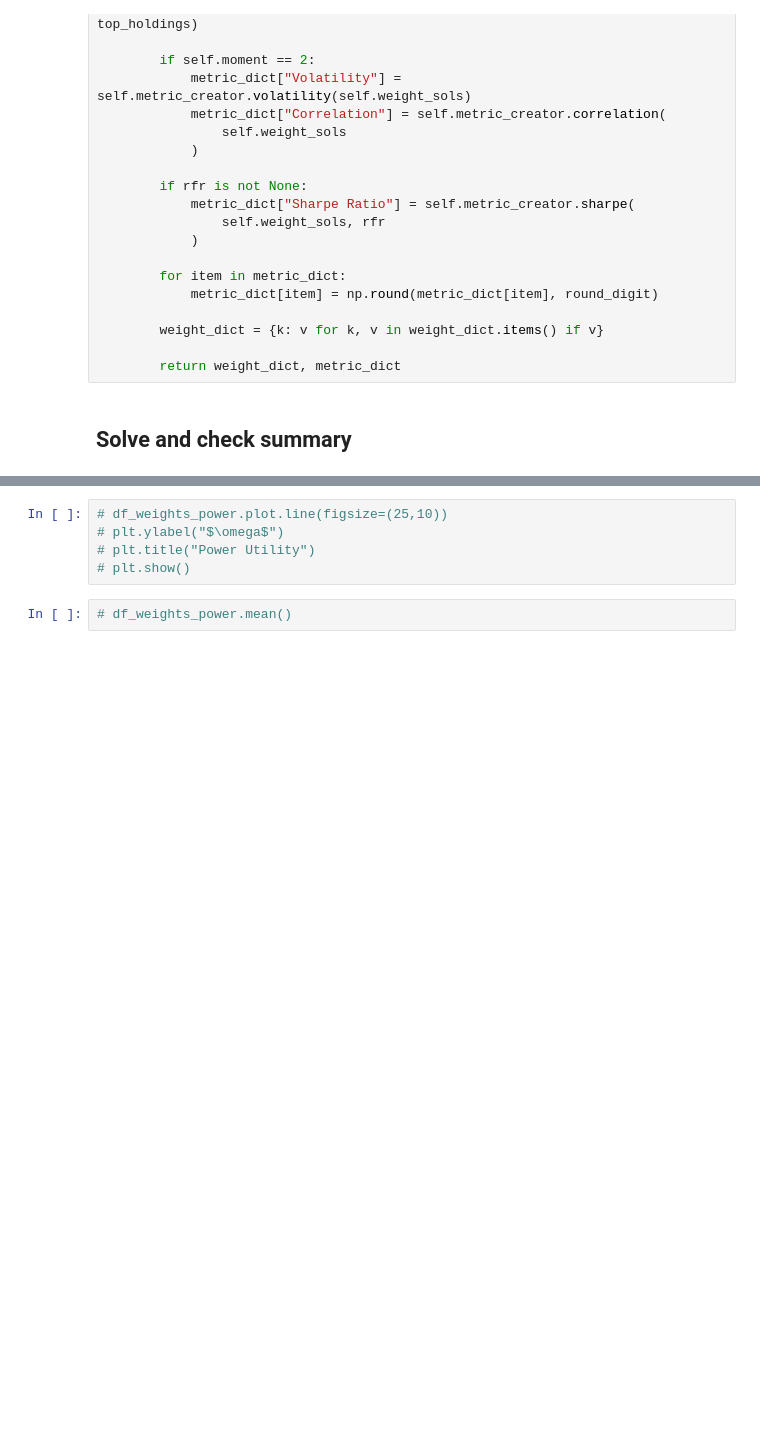
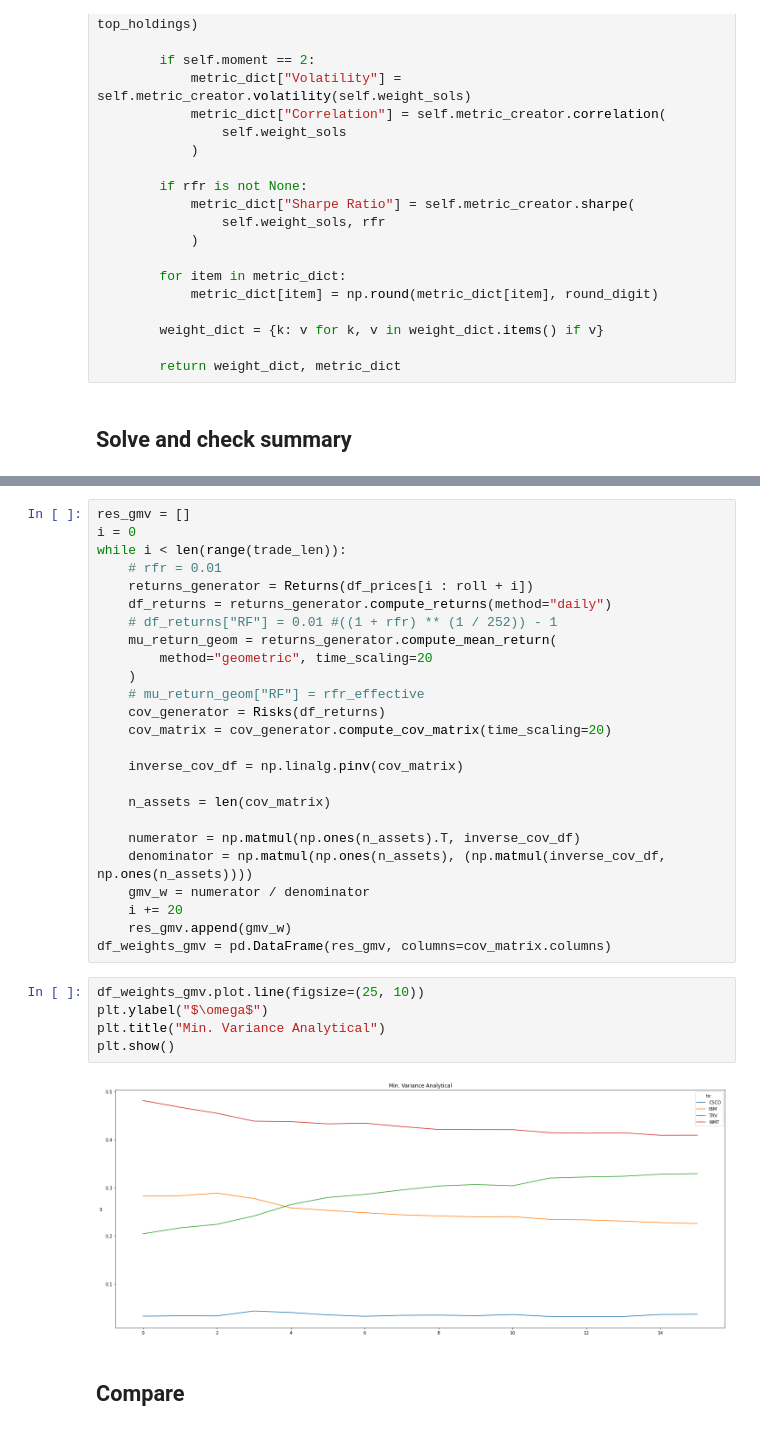
Before and after one commit to simontherien/portfolio-optim, a Jupyter notebook: ptf_opt.ipynb, the cells around one changed output, grey strips where cells are left out. Saved outputs shown, nothing was run; the diff lists cells and outputs as text; blank space fills up the shorter version.

```diff
--- a/ptf_opt.ipynb
+++ b/ptf_opt.ipynb
@@ -1628,7 +1623,34 @@ dtype: float64
+# %%
+res_gmv = []
+i = 0
+while i < len(range(trade_len)):
+    # rfr = 0.01
+    returns_generator = Returns(df_prices[i : roll + i])
+    df_returns = returns_generator.compute_returns(method="daily")
+    # df_returns["RF"] = 0.01 #((1 + rfr) ** (1 / 252)) - 1
+    mu_return_geom = returns_generator.compute_mean_return(
+        method="geometric", time_scaling=20
+    )
+    # mu_return_geom["RF"] = rfr_effective
+    cov_generator = Risks(df_returns)
+    cov_matrix = cov_generator.compute_cov_matrix(time_scaling=20)
+
+    inverse_cov_df = np.linalg.pinv(cov_matrix)
+
+    n_assets = len(cov_matrix)
+
+    numerator = np.matmul(np.ones(n_assets).T, inverse_cov_df)
+    denominator = np.matmul(np.ones(n_assets), (np.matmul(inverse_cov_df, np.ones(n_assets))))
+    gmv_w = numerator / denominator
+    i += 20
+    res_gmv.append(gmv_w)
+df_weights_gmv = pd.DataFrame(res_gmv, columns=cov_matrix.columns)
 # %%
-# df_weights_power.plot.line(figsize=(25,10))
-# plt.ylabel("$\omega$")
-# plt.title("Power Utility")
-# plt.show()
+df_weights_gmv.plot.line(figsize=(25, 10))
+plt.ylabel("$\omega$")
+plt.title("Min. Variance Analytical")
+plt.show()
+# %% [output]
+[figure, added]
-# %%
-# df_weights_power.mean()
+# %% [markdown]
+## Compare
```
Also changed, not shown: parts of 11 cells of this notebook.
